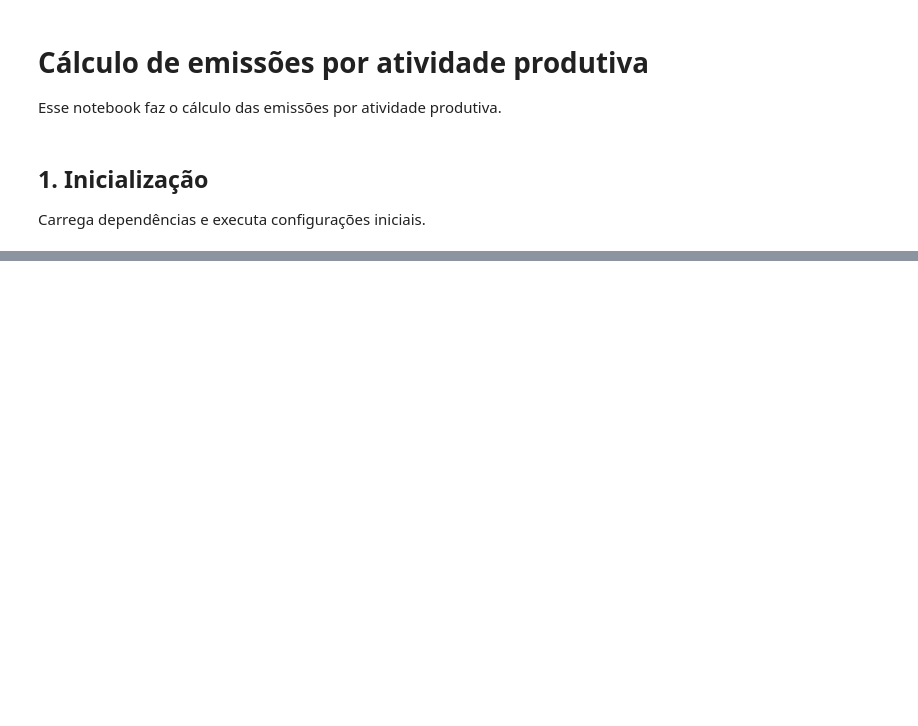
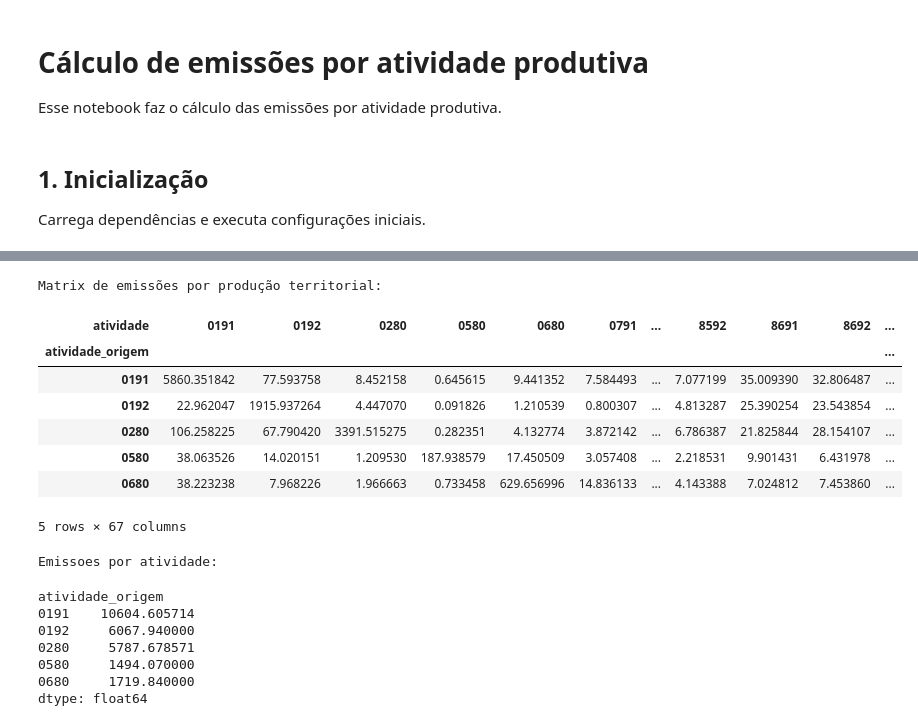
Before and after one commit to G-Cintra/Redes, a Jupyter notebook: analise_matriz_insumo_produto.ipynb, the cells around one changed output, grey strips where cells are left out. Drawn from its saved outputs; the diff is of its cells as text; code cells hidden in the pictures; blank space fills up the shorter version.

```diff
--- a/analise_matriz_insumo_produto.ipynb
+++ b/analise_matriz_insumo_produto.ipynb
@@ -157,0 +398,42 @@ Os parâmetros do exterior (`gamma_EXT` e `L_EXT`) são escolhidos pelos identif
+# %%
+# Intensidades estimadas para 2015, em Gg de CO₂ por R$ milhão.
+gamma = intensidades_co2[2015]
+
+# Produção brasileira requerida pela demanda final total, em R$ milhões de 2015.
+# y inclui a demanda doméstica e as exportações de produtos nacionais.
+# Matriz 67 × 67: linhas = produtoras; colunas = atividades dos bens demandados.
+producao_para_demanda_final = L.mul(y, axis=1)
+
+# P - Emissões territoriais detalhadas por destino da produção.
+# Aplica a intensidade brasileira às linhas da produção requerida.
+# Matriz 67 × 67: linhas = atividades emissoras no Brasil;
+# colunas = atividades dos bens destinados à demanda final.
+# Unidade: Gg de CO₂; inclui as cadeias nacionais que atendem às exportações.
+P = producao_para_demanda_final.mul(gamma, axis=0)
+
+# Soma as colunas de cada linha, mantendo a atribuição à atividade emissora.
+# Vetor com 67 atividades: emissões territoriais em Gg de CO₂.
+producao_co2 = P.sum(axis=1)
+assert (producao_co2 - gamma * x).abs().max() < 1e-8
+print(f"Matrix de emissões por produção territorial:")
+display(P.head())
+print(f"Emissoes por atividade:")
+display(producao_co2.head())
+# %% [output]
+Matrix de emissões por produção territorial:
+| atividade | 0191 | 0192 | 0280 | 0580 | 0680 | 0791 | ... | 8592 | 8691 | 8692 | ... |
+| atividade_origem |  |  |  |  |  |  |  |  |  |  | ... |
+| 0191 | 5860.351842 | 77.593758 | 8.452158 | 0.645615 | 9.441352 | 7.584493 | ... | 7.077199 | 35.009390 | 32.806487 | ... |
+| 0192 | 22.962047 | 1915.937264 | 4.447070 | 0.091826 | 1.210539 | 0.800307 | ... | 4.813287 | 25.390254 | 23.543854 | ... |
+| 0280 | 106.258225 | 67.790420 | 3391.515275 | 0.282351 | 4.132774 | 3.872142 | ... | 6.786387 | 21.825844 | 28.154107 | ... |
+| 0580 | 38.063526 | 14.020151 | 1.209530 | 187.938579 | 17.450509 | 3.057408 | ... | 2.218531 | 9.901431 | 6.431978 | ... |
+| 0680 | 38.223238 | 7.968226 | 1.966663 | 0.733458 | 629.656996 | 14.836133 | ... | 4.143388 | 7.024812 | 7.453860 | ... |
+5 rows × 67 columns
+Emissoes por atividade:
+atividade_origem
+0191    10604.605714
+0192     6067.940000
+0280     5787.678571
+0580     1494.070000
+0680     1719.840000
+dtype: float64
```
Also changed, not shown: parts of 39 cells of this notebook, 6 other files.
